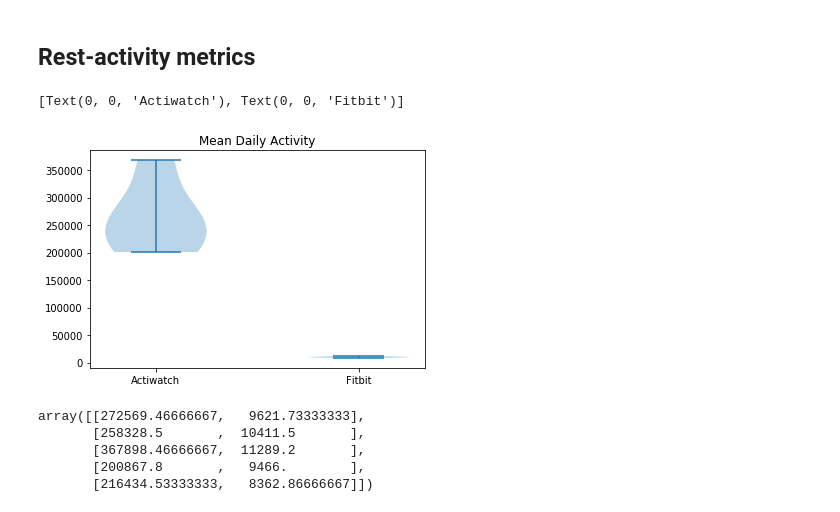
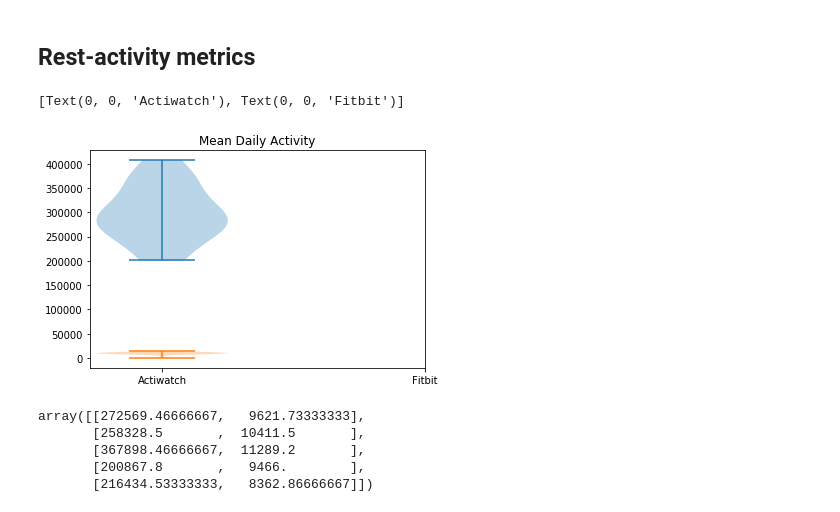
Before and after one commit to mcmahonmc/wearables, a Jupyter notebook: Fitbit Actiwatch Time Series Correlation.ipynb, the cells around one changed output. Cells and saved outputs as stored; diff of their text form; code cells hidden in the pictures.

```diff
--- a/Fitbit Actiwatch Time Series Correlation.ipynb
+++ b/Fitbit Actiwatch Time Series Correlation.ipynb
@@ -101,7 +108,7 @@ print(f"Scipy computed Pearson r: {r} and p-value: {p}")
 Pandas computed Pearson r: 0.7356129007679423
 Scipy computed Pearson r: 0.7356129007678841 and p-value: 0.0
 # %%
-f,ax=plt.subplots(figsize=(7,3))
+f,ax=plt.subplots(figsize=(7,3), dpi=400)
 df.set_index('Time').rolling(window=30,center=True).median().plot(ax=ax)
 ax.set(xlabel='Time',ylabel='Pearson r')
 ax.set(title=f"Overall Pearson r = {np.round(overall_pearson_r,2)}");
@@ -115,7 +122,7 @@ df_interpolated = df.interpolate()
 df_interpolated = df_interpolated.set_index('Time')
 # Compute rolling window synchrony
 rolling_r = df_interpolated['Activity_Act'].rolling(window=r_window_size, center=True).corr(df_interpolated['Activity_Fit'])
-f,ax=plt.subplots(2,1,figsize=(14,6),sharex=True)
+f,ax=plt.subplots(2,1,figsize=(14,6), dpi=400, sharex=True)
 df.set_index('Time').rolling(window=30,center=True).median().plot(ax=ax[0])
 ax[0].set(xlabel='Frame',ylabel='Activity')
 rolling_r.plot(ax=ax[1])
@@ -200,7 +207,7 @@ while t_end < 5400:
     t_end = t_end + step_size
 rss = pd.DataFrame(rss)
 
-f,ax = plt.subplots(figsize=(10,10))
+f,ax = plt.subplots(figsize=(10,10), dpi=400)
 sns.heatmap(rss,cmap='RdBu_r',ax=ax)
 ax.set(title=f'Rolling Windowed Time Lagged Cross Correlation',xlim=[0,301], xlabel='Offset',ylabel='Epochs')
 ax.set_xticks([0, 50, 100, 151, 201, 251, 301])
@@ -378,0 +386,4 @@ merging 10076_11_8_2019_11_45_00_PM_New_Analysis.csv with WA_10076_minuteStepsNa
+# %%
+cc_df = pd.DataFrame(cc, columns = ['subject', 'cross_cor', 'offset'])
+metrics_df = pd.DataFrame(np.asarray(metrics).flatten().reshape([15,6]), columns = ['AC_Act', 'AC_Fit', 'IS_Act', 'IS_Fit', 'IV_Act', 'IV_Fit'])
+metrics_df[0:5]
@@ -393,12 +414,13 @@ ax2.violinplot(np.array(cc)[:,1].astype(np.float))
 # %%
 fig, ax = plt.subplots()
 ax.set_title('Mean Daily Activity')
-ax.violinplot(np.array(metrics)[:,0].astype(np.float))
+ax.violinplot(metrics_df['AC_Act'])
+ax.violinplot(metrics_df['AC_Fit'])
 ax.set_xticks([1, 2])
 ax.set_xticklabels(['Actiwatch', 'Fitbit'])
 # %% [output]
 [Text(0, 0, 'Actiwatch'), Text(0, 0, 'Fitbit')]
-[figure, old version]
+[figure, new version]
 # %%
 np.array(metrics)[:,0].astype(np.float)
 # %% [output]
```
Also changed, not shown: parts of 11 cells of this notebook.
